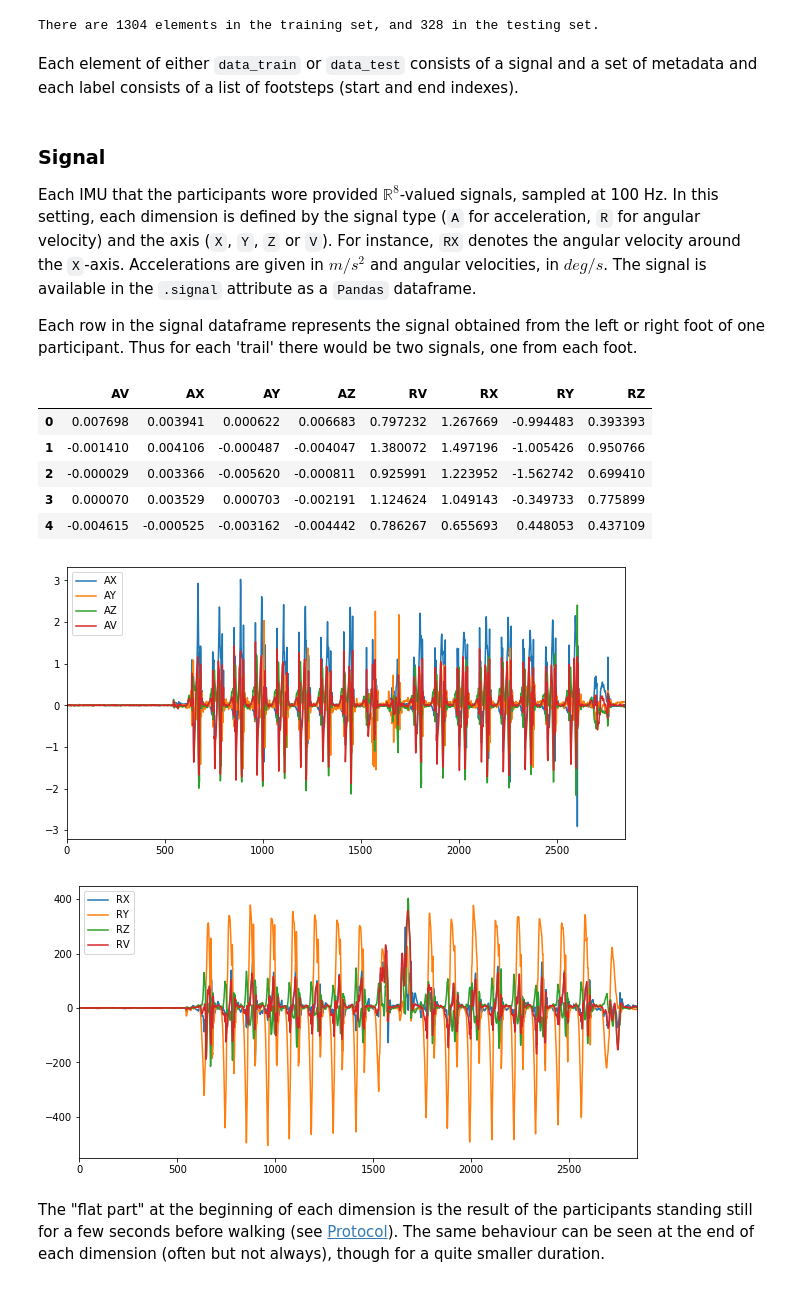
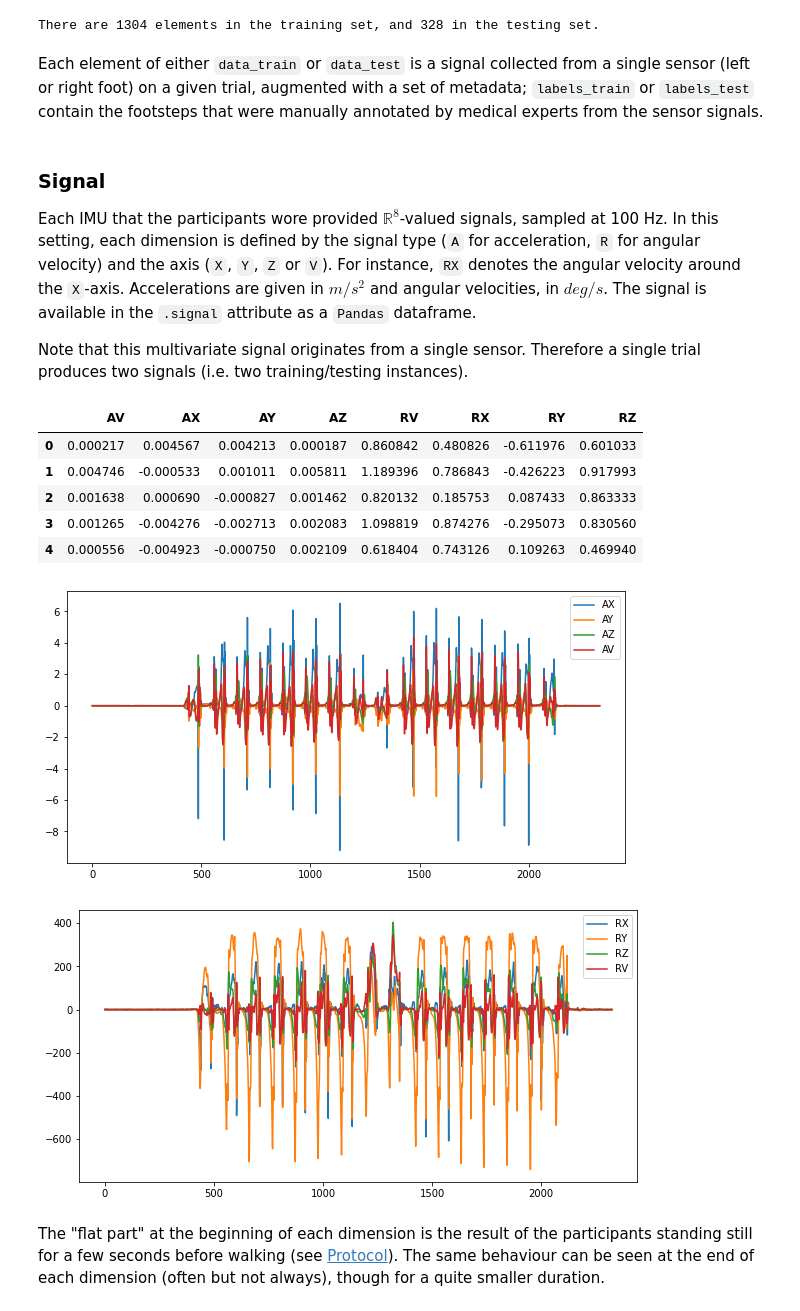
Before and after one commit to simondemouchy/human_locomotion, a Jupyter notebook: human_locomotion_starting_kit.ipynb, the cells around one changed output. Cells and saved outputs as stored; diff of their text form; code cells hidden in the pictures.

```diff
--- a/human_locomotion_starting_kit.ipynb
+++ b/human_locomotion_starting_kit.ipynb
@@ -136,12 +141,12 @@ msg = f"There are {len(data_train)} elements in the training set, and {len(data_
 print(msg)
 # %% [output]
 There are 1304 elements in the training set, and 328 in the testing set.
-# %% [markdown]
-Each element of either `data_train` or `data_test` consists of a signal and a set of metadata and each label consists of a list of footsteps (start and end indexes).
+# %% [markdown]
+Each element of either `data_train` or `data_test` is a signal collected from a single sensor (left or right foot) on a given trial, augmented with a set of metadata; `labels_train` or `labels_test` contain the footsteps that were manually annotated by medical experts from the sensor signals.
 # %%
-# illustrative trial
+# illustrative example of a sensor recording
 index = 60
-trial, step_list = data_train[index], labels_train[index]
+sensor_data, step_list = data_train[index], labels_train[index]
 # %% [markdown]
 ### Signal
 
@@ -151,22 +156,23 @@ For instance, `RX` denotes the angular velocity around the `X`-axis.
 Accelerations are given in $m/s^2$ and angular velocities, in $deg/s$.
 The signal is available in the `.signal` attribute as a `Pandas` dataframe.
 
-Each row in the signal dataframe represents the signal obtained from the left or right foot of one participant. Thus for each 'trail' there would be two signals, one from each foot.
+Note that this multivariate signal originates from a single sensor.
+Therefore a single trial produces two signals (i.e. two training/testing instances).
 # %%
 # The signal is available in the `signal` attribute.
-trial.signal[["AX", "AY", "AZ", "AV"]].plot(figsize=(10, 5))  # select the accelerations
-trial.signal[["RX", "RY", "RZ", "RV"]].plot(figsize=(10, 5))  # select the angular velocities
+sensor_data.signal[["AX", "AY", "AZ", "AV"]].plot(figsize=(10, 5))  # select the accelerations
+sensor_data.signal[["RX", "RY", "RZ", "RV"]].plot(figsize=(10, 5))  # select the angular velocities
 
-trial.signal.head()
+sensor_data.signal.head()
 # %% [output]
 |  | AV | AX | AY | AZ | RV | RX | RY | RZ |
-| 0 | 0.007698 | 0.003941 | 0.000622 | 0.006683 | 0.797232 | 1.267669 | -0.994483 | 0.393393 |
-| 1 | -0.001410 | 0.004106 | -0.000487 | -0.004047 | 1.380072 | 1.497196 | -1.005426 | 0.950766 |
-| 2 | -0.000029 | 0.003366 | -0.005620 | -0.000811 | 0.925991 | 1.223952 | -1.562742 | 0.699410 |
-| 3 | 0.000070 | 0.003529 | 0.000703 | -0.002191 | 1.124624 | 1.049143 | -0.349733 | 0.775899 |
-| 4 | -0.004615 | -0.000525 | -0.003162 | -0.004442 | 0.786267 | 0.655693 | 0.448053 | 0.437109 |
+| 0 | 0.000217 | 0.004567 | 0.004213 | 0.000187 | 0.860842 | 0.480826 | -0.611976 | 0.601033 |
+| 1 | 0.004746 | -0.000533 | 0.001011 | 0.005811 | 1.189396 | 0.786843 | -0.426223 | 0.917993 |
+| 2 | 0.001638 | 0.000690 | -0.000827 | 0.001462 | 0.820132 | 0.185753 | 0.087433 | 0.863333 |
+| 3 | 0.001265 | -0.004276 | -0.002713 | 0.002083 | 1.098819 | 0.874276 | -0.295073 | 0.830560 |
+| 4 | 0.000556 | -0.004923 | -0.000750 | 0.002109 | 0.618404 | 0.743126 | 0.109263 | 0.469940 |
-[figure, old version]
+[figure, new version]
-[figure, old version]
+[figure, new version]
 # %% [markdown]
 The "flat part" at the beginning of each dimension is the result of the participants standing still for a few
 seconds before walking (see [Protocol](#Protocol-and-equipment)).
```
Also changed, not shown: parts of 20 cells of this notebook, 2 other files.
